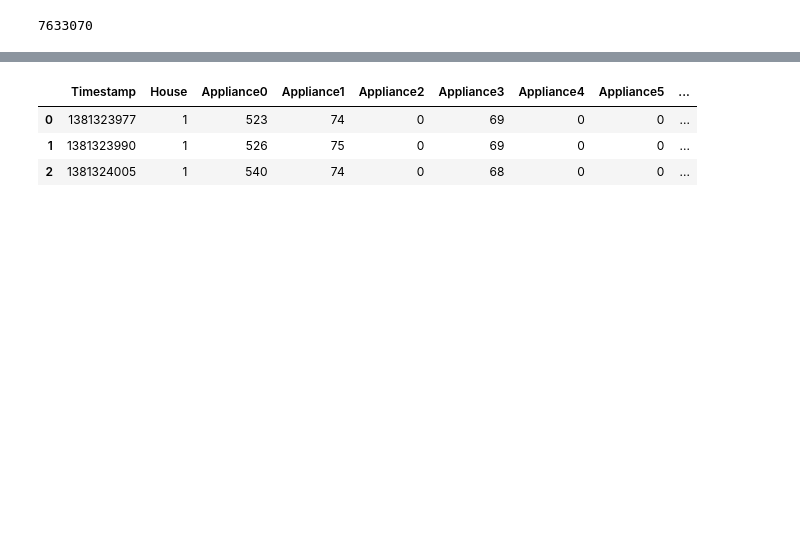
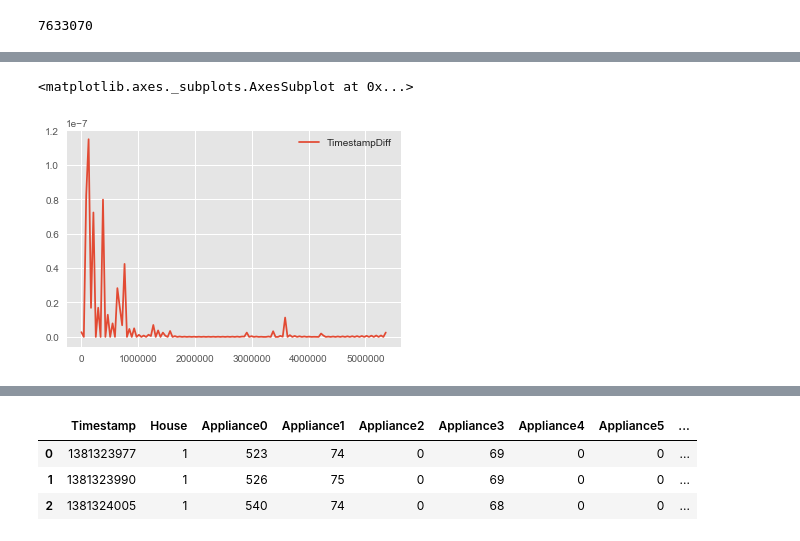
Before and after one commit to sipolac/thesis, a Jupyter notebook: py/Untitled.ipynb, the cells around one changed output, grey strips where cells are left out. Saved outputs shown, nothing was run; the diff lists cells and outputs as text; code cells hidden in the pictures; blank space fills up the shorter version.

```diff
--- a/py/Untitled.ipynb
+++ b/py/Untitled.ipynb
@@ -192,0 +350,5 @@ array([  0,  15,  30,  45,  60,  75,  90, 105, 120, 135, 150, 165, 180,
+# %%
+sns.kdeplot(agg['TimestampDiff'], bw=0.002)
+# %% [output]
+<matplotlib.axes._subplots.AxesSubplot at 0x...>
+[figure, added]
```
Also changed, not shown: parts of 23 cells of this notebook, 1 other file.
